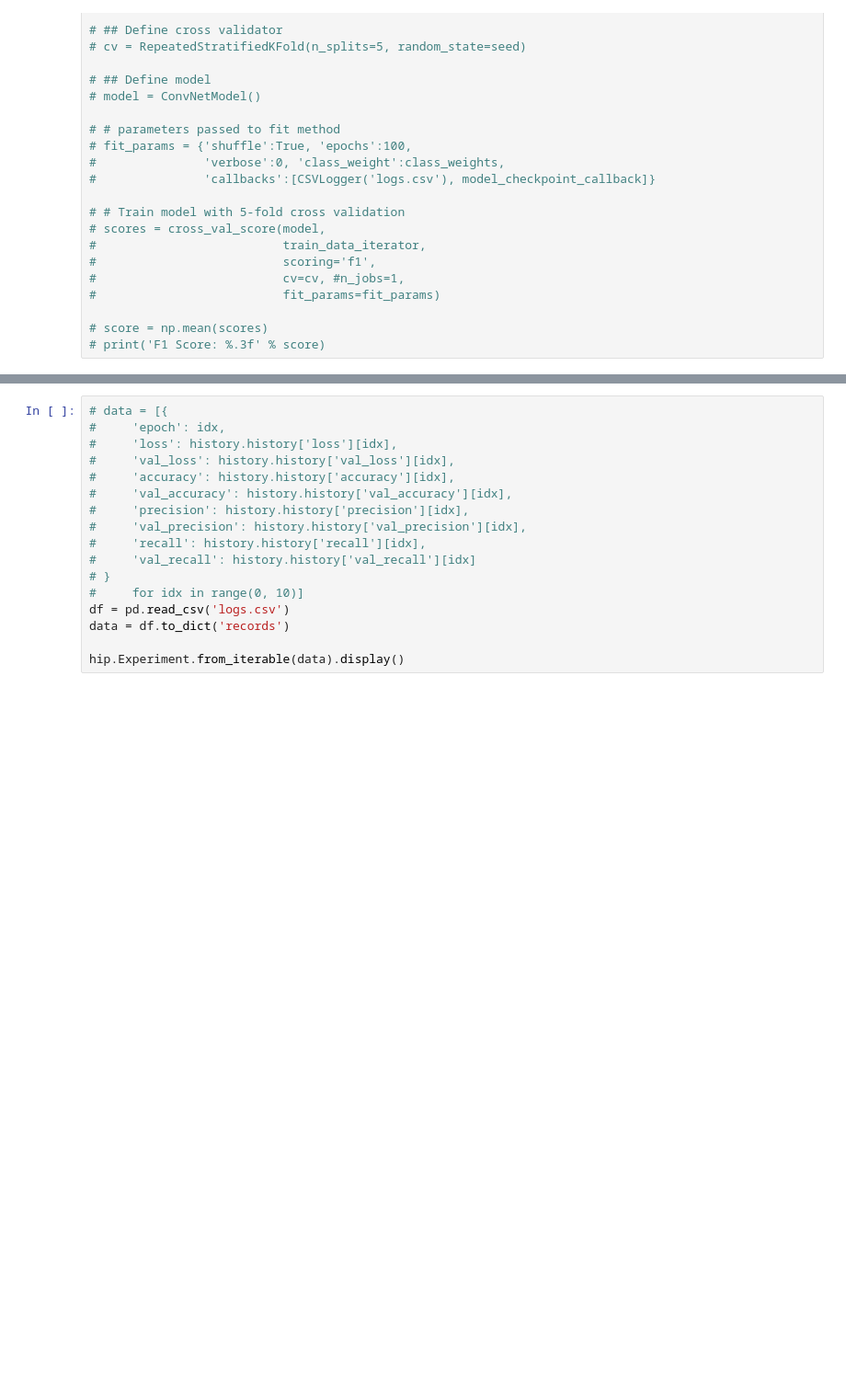
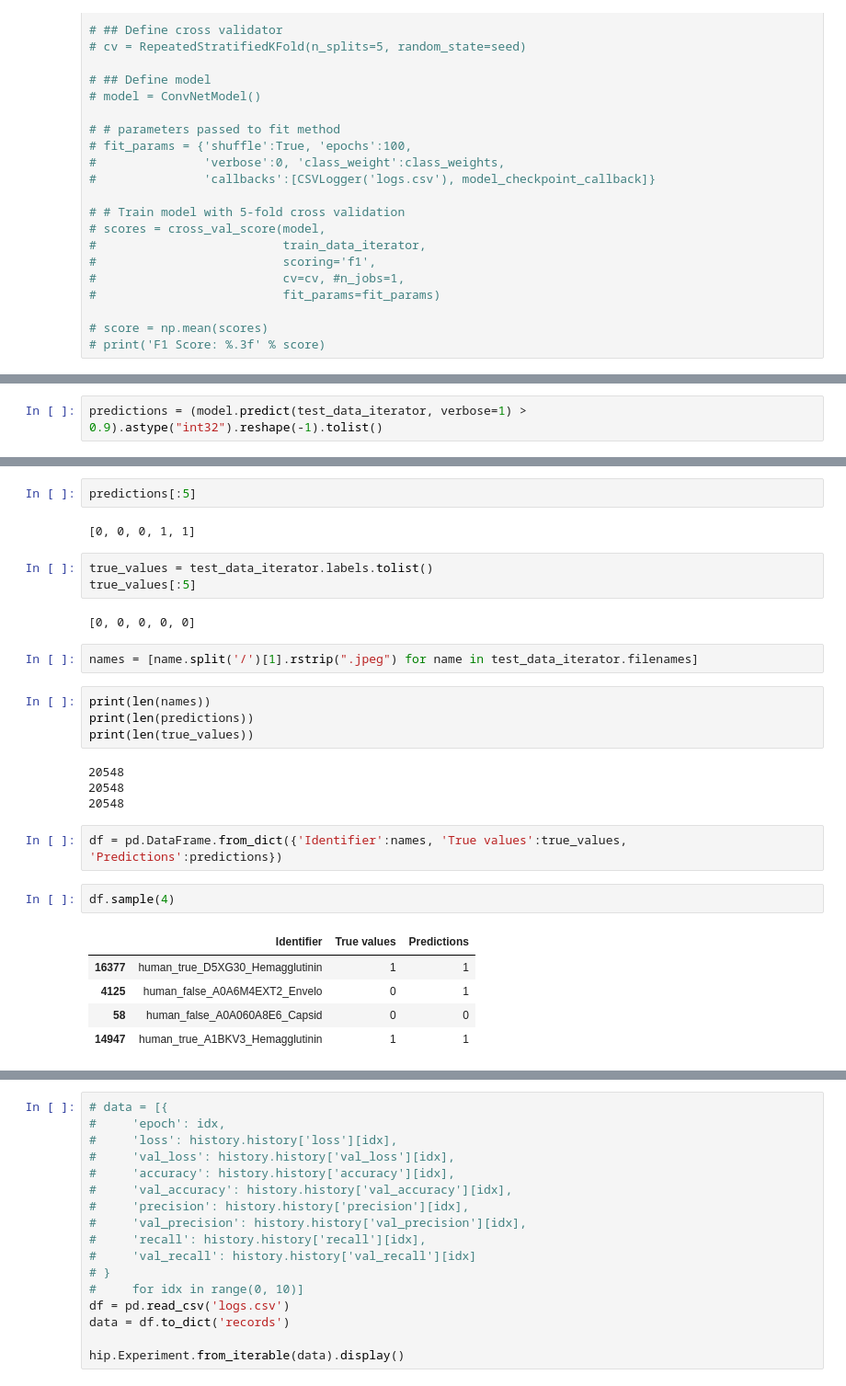
Before and after one commit to Rudolph-afk/Zoon0PredV, a Jupyter notebook: notebooks/zoonosis_model.ipynb, the cells around one changed output, grey strips where cells are left out. Shown at 92% size. Cells and saved outputs as stored; diff of their text form; blank space fills up the shorter version.

Commit message:
Several major changes to pipeline and model

```diff
--- a/notebooks/zoonosis_model.ipynb
+++ b/notebooks/zoonosis_model.ipynb
@@ -345,0 +376,2 @@ ax = plot_confusion_matrix(
+# %%
+predictions = (model.predict(test_data_iterator, verbose=1) > 0.9).astype("int32").reshape(-1).tolist()
@@ -345,0 +380,29 @@ ax = plot_confusion_matrix(
+# %%
+predictions[:5]
+# %% [output]
+[0, 0, 0, 1, 1]
+# %%
+true_values = test_data_iterator.labels.tolist()
+true_values[:5]
+# %% [output]
+[0, 0, 0, 0, 0]
+# %%
+names = [name.split('/')[1].rstrip(".jpeg") for name in test_data_iterator.filenames]
+# %%
+print(len(names))
+print(len(predictions))
+print(len(true_values))
+# %% [output]
+20548
+20548
+20548
+# %%
+df = pd.DataFrame.from_dict({'Identifier':names, 'True values':true_values, 'Predictions':predictions})
+# %%
+df.sample(4)
+# %% [output]
+|  | Identifier | True values | Predictions |
+| 16377 | human_true_D5XG30_Hemagglutinin | 1 | 1 |
+| 4125 | human_false_A0A6M4EXT2_Envelo | 0 | 1 |
+| 58 | human_false_A0A060A8E6_Capsid | 0 | 0 |
+| 14947 | human_true_A1BKV3_Hemagglutinin | 1 | 1 |
```
Also changed, not shown: parts of 63 cells of this notebook, 31 other files.
